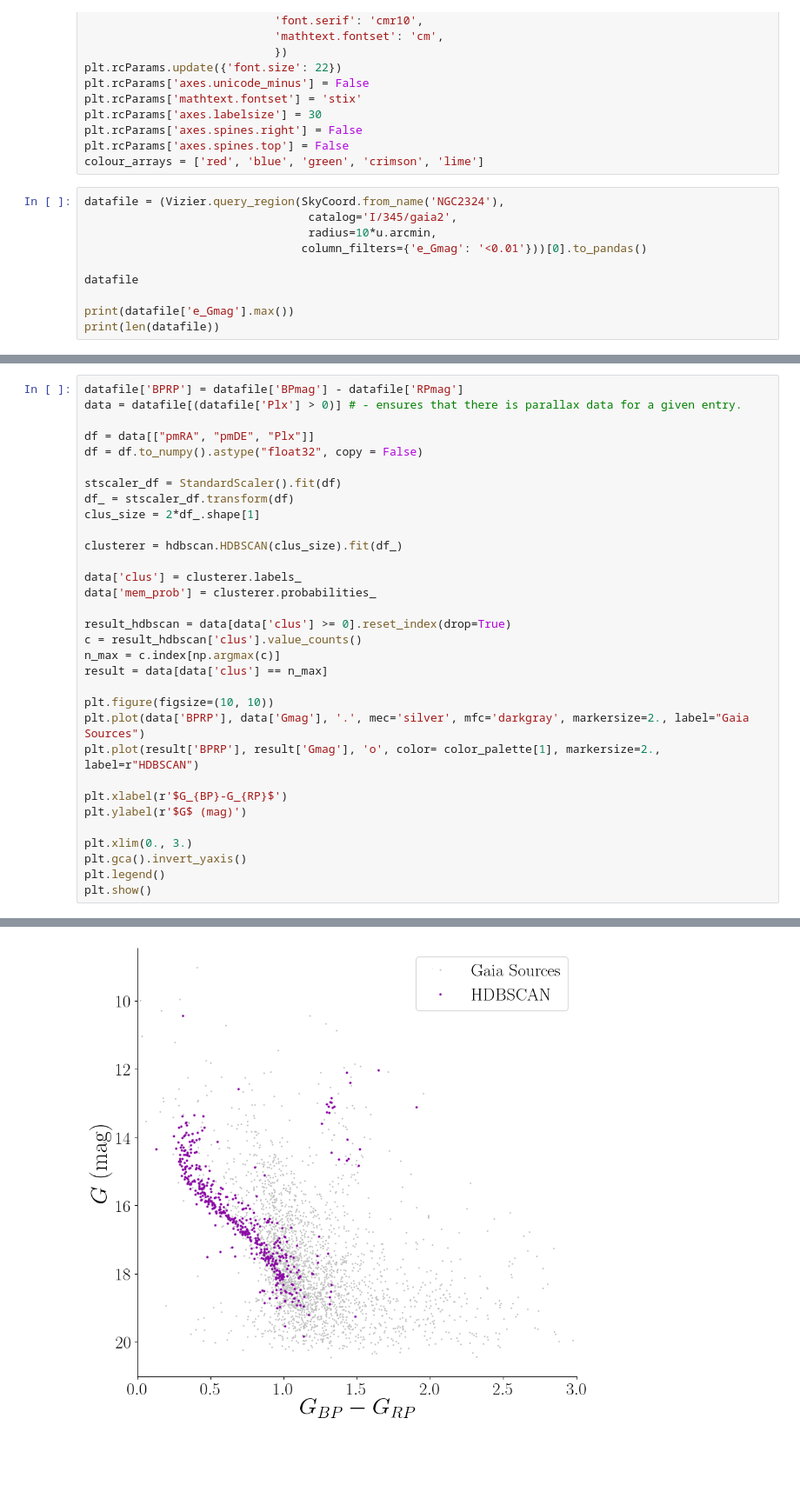
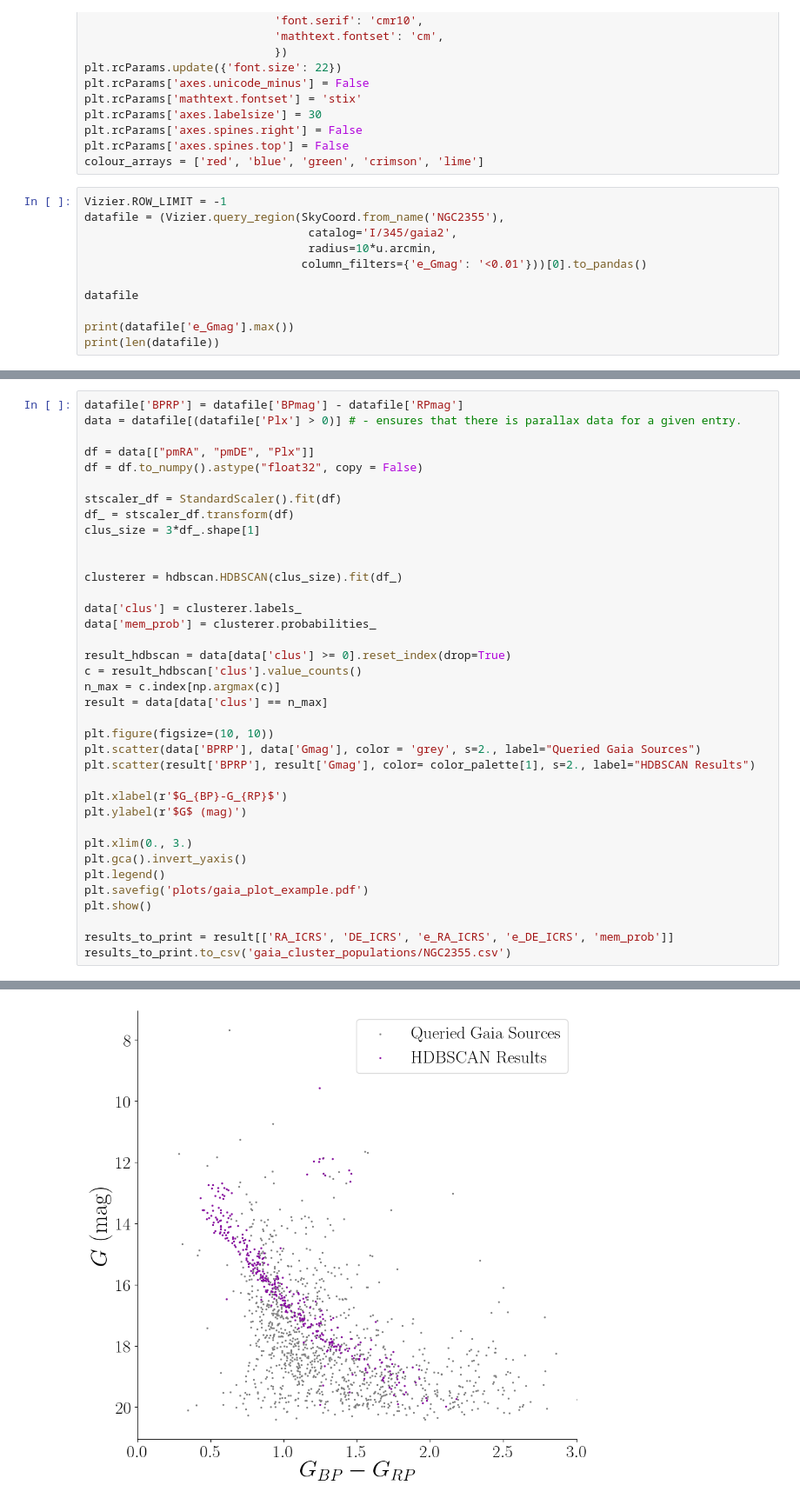
Before and after one commit to OwenJohnsons/Final_Year_Project, a Jupyter notebook: Code/HAILMARY_Gaia_Classification.ipynb, the cells around one changed output, grey strips where cells are left out. Shown at 87% size. Saved outputs shown, nothing was run; the diff lists cells and outputs as text; blank space fills up the shorter version.

```diff
--- a/Code/HAILMARY_Gaia_Classification.ipynb
+++ b/Code/HAILMARY_Gaia_Classification.ipynb
@@ -36,7 +37,8 @@ plt.rcParams['axes.spines.right'] = False
 plt.rcParams['axes.spines.top'] = False
 colour_arrays = ['red', 'blue', 'green', 'crimson', 'lime']
 # %%
-datafile = (Vizier.query_region(SkyCoord.from_name('NGC2324'),
+Vizier.ROW_LIMIT = -1
+datafile = (Vizier.query_region(SkyCoord.from_name('NGC2355'),
                                  catalog='I/345/gaia2',
                                  radius=10*u.arcmin,
                                 column_filters={'e_Gmag': '<0.01'}))[0].to_pandas()
@@ -58,7 +60,8 @@ df = df.to_numpy().astype("float32", copy = False)
 
 stscaler_df = StandardScaler().fit(df)
 df_ = stscaler_df.transform(df)
-clus_size = 2*df_.shape[1]
+clus_size = 3*df_.shape[1]
+
 
 clusterer = hdbscan.HDBSCAN(clus_size).fit(df_)
 
@@ -71,8 +74,8 @@ n_max = c.index[np.argmax(c)]
 result = data[data['clus'] == n_max]
 
 plt.figure(figsize=(10, 10))
-plt.plot(data['BPRP'], data['Gmag'], '.', mec='silver', mfc='darkgray', markersize=2., label="Gaia Sources")
-plt.plot(result['BPRP'], result['Gmag'], 'o', color= color_palette[1], markersize=2., label=r"HDBSCAN")
+plt.scatter(data['BPRP'], data['Gmag'], color = 'grey', s=2., label="Queried Gaia Sources")
+plt.scatter(result['BPRP'], result['Gmag'], color= color_palette[1], s=2., label="HDBSCAN Results")
 
 plt.xlabel(r'$G_{BP}-G_{RP}$')
 plt.ylabel(r'$G$ (mag)')
@@ -80,5 +83,9 @@ plt.ylabel(r'$G$ (mag)')
 plt.xlim(0., 3.)
 plt.gca().invert_yaxis()
 plt.legend()
+plt.savefig('plots/gaia_plot_example.pdf')
 plt.show()
+
+results_to_print = result[['RA_ICRS', 'DE_ICRS', 'e_RA_ICRS', 'e_DE_ICRS', 'mem_prob']]
+results_to_print.to_csv('gaia_cluster_populations/NGC2355.csv')
 # %% [output]
@@ -95,8 +102,8 @@ See the caveats in the documentation: http://pandas.pydata.org/pandas-docs/stabl
 The current behaviour of 'Series.argmax' is deprecated, use 'idxmax'
 instead.
 The behavior of 'argmax' will be corrected to return the positional
 maximum in the future. For now, use 'series.values.argmax' or
 'np.argmax(np.array(values))' to get the position of the maximum
 row.
   return bound(*args, **kwds)
-[figure, old version]
+[figure, new version]
```
Also changed, not shown: parts of 4 cells of this notebook, 28 other files.
